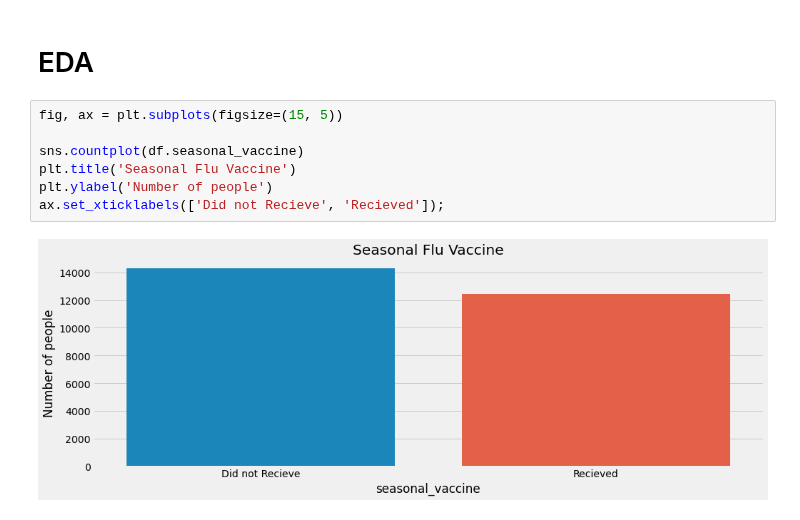
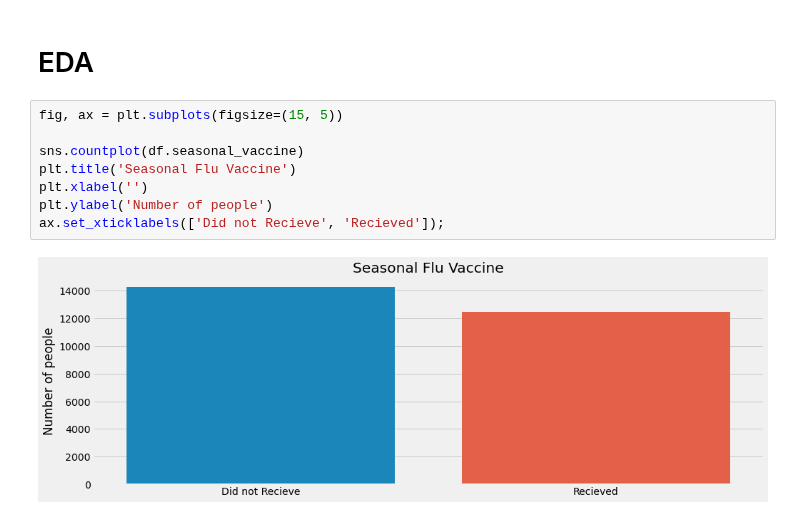
Before and after one commit to mankah/Capstone, a Jupyter notebook: Seasonl_Flu_Analysis.ipynb, the cells around one changed output. Drawn from its saved outputs; the diff is of its cells as text.

```diff
--- a/Seasonl_Flu_Analysis.ipynb
+++ b/Seasonl_Flu_Analysis.ipynb
@@ -29,9 +29,10 @@ df.head()
 # %%
 fig, ax = plt.subplots(figsize=(15, 5))
 
 sns.countplot(df.seasonal_vaccine)
 plt.title('Seasonal Flu Vaccine')
+plt.xlabel('')
 plt.ylabel('Number of people')
 ax.set_xticklabels(['Did not Recieve', 'Recieved']);
 # %% [output]
-[figure, old version]
+[figure, new version]
```
Also changed, not shown: parts of 4 cells of this notebook.
